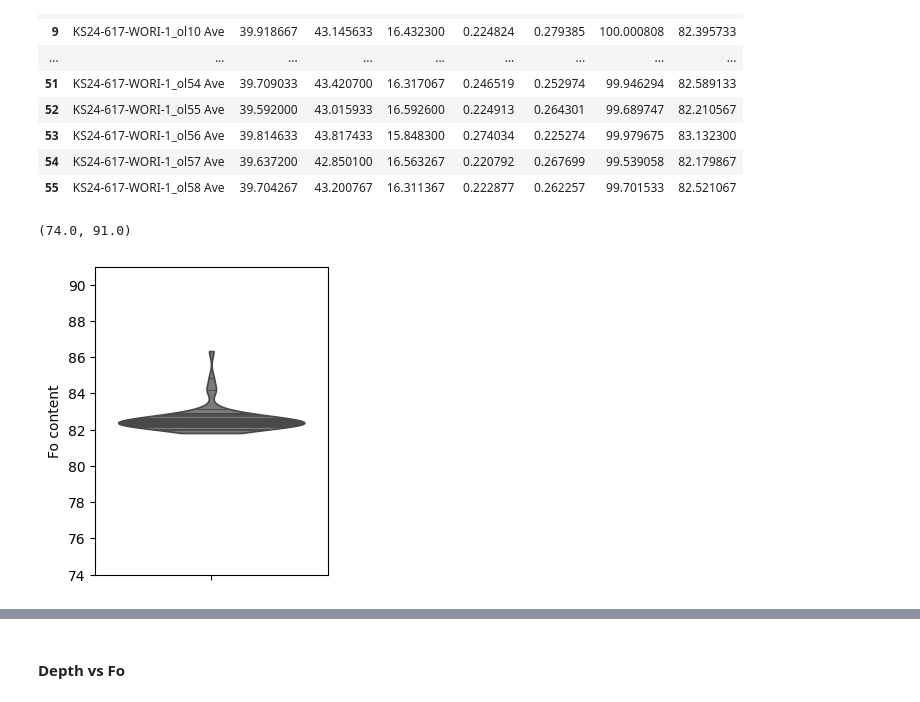
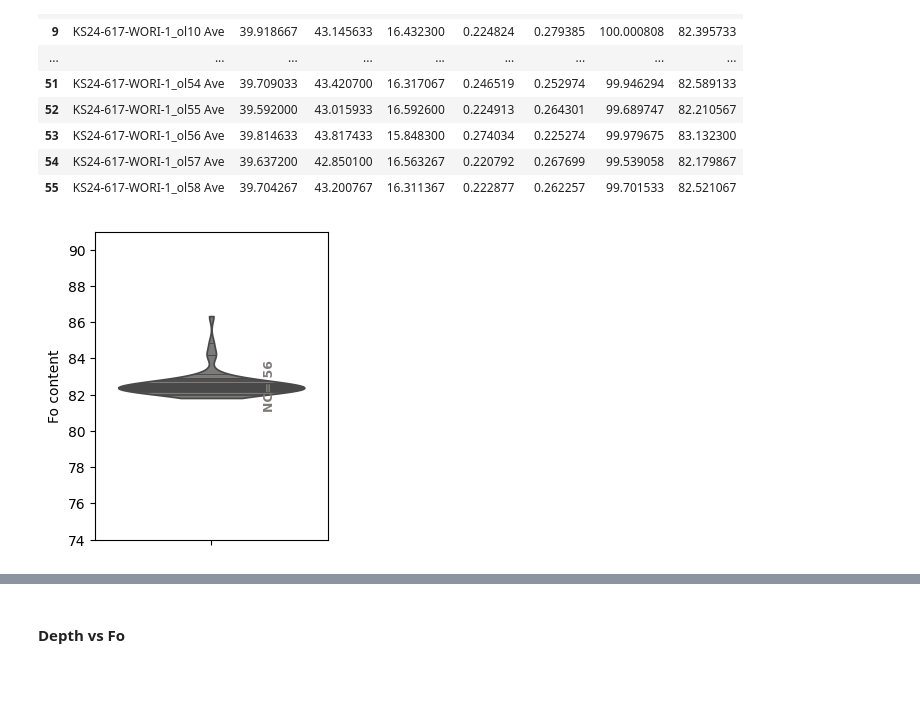
Before and after one commit to cljdevitre/PrePostCalderaKil_2025, a Jupyter notebook: Version_on_pcloud/Plotting_notebooks/Plotting.ipynb, the cells around one changed output, grey strips where cells are left out. Saved outputs shown, nothing was run; the diff lists cells and outputs as text; code cells hidden in the pictures.

```diff
--- a/Version_on_pcloud/Plotting_notebooks/Plotting.ipynb
+++ b/Version_on_pcloud/Plotting_notebooks/Plotting.ipynb
@@ -321,36 +320,35 @@ annotation_colors = sns.color_palette("cividis", num_axes)  # Darker contrasting
 fig, axes = plt.subplots(1, num_axes, figsize=(3, 4), sharey=True)
 
 # If there's only one axis, make it iterable (like a list)
 if num_axes == 1:
     axes = [axes]
 
 # Plot data
 for i, (ax, data, title, ann_color) in enumerate(zip(axes, datasets, titles, annotation_colors)):
 
     # Create violin plot
     sns.violinplot(data=data['Fo'], color=ann_color, inner='stick', ax=ax, cut=0)
 
     # Set y-axis properties
     ax.set_ylim([0, 2.1])  # Inverted y-axis
     if i == 0:
         ax.set_ylabel('Fo content')
     else:
         ax.yaxis.set_tick_params(left=False, labelleft=False)
 
     # Add title and annotation
     fontsize = 9
     # ax.annotate(title, xy=(0.25, 0.5), xycoords='axes fraction', fontsize=fontsize,
     #             ha='center', va='center', color=ann_color, fontweight='bold', rotation=90)
-    # ax.annotate(f'NC= {data[(data['GOS'].notna()) & (data['Sample_crystal'].notna())]['Sample_crystal'].nunique()}',
-    #             xy=(0.75, 0.5), xycoords='axes fraction', fontsize=fontsize,
-    #             ha='center', va='center', color=ann_color, fontweight='bold', rotation=90)
+    ax.annotate(f"NC= {len(data[(data['Fo'].notna())])}",
+                xy=(0.75, 0.5), xycoords='axes fraction', fontsize=fontsize,
+                ha='center', va='center', color=ann_color, fontweight='bold', rotation=90)
 
 # Adjust layout and save
 plt.subplots_adjust(wspace=0)  # Slight spacing between plots
-fig.savefig(figpath + slash + 'Dec24_Kendra_Ol_violin_plot.pdf', format='pdf', dpi=300, transparent=False)
 
 # Optionally set xlim
 ax.set_ylim([74, 91])
+fig.savefig(figpath + slash + 'Dec24_Kendra_Ol_violin_plot.pdf', format='pdf', dpi=300, transparent=False)
 # %% [output]
-(74.0, 91.0)
-[figure, old version]
+[figure, new version]
```
Also changed, not shown: parts of 19 cells of this notebook, 20 other files.
